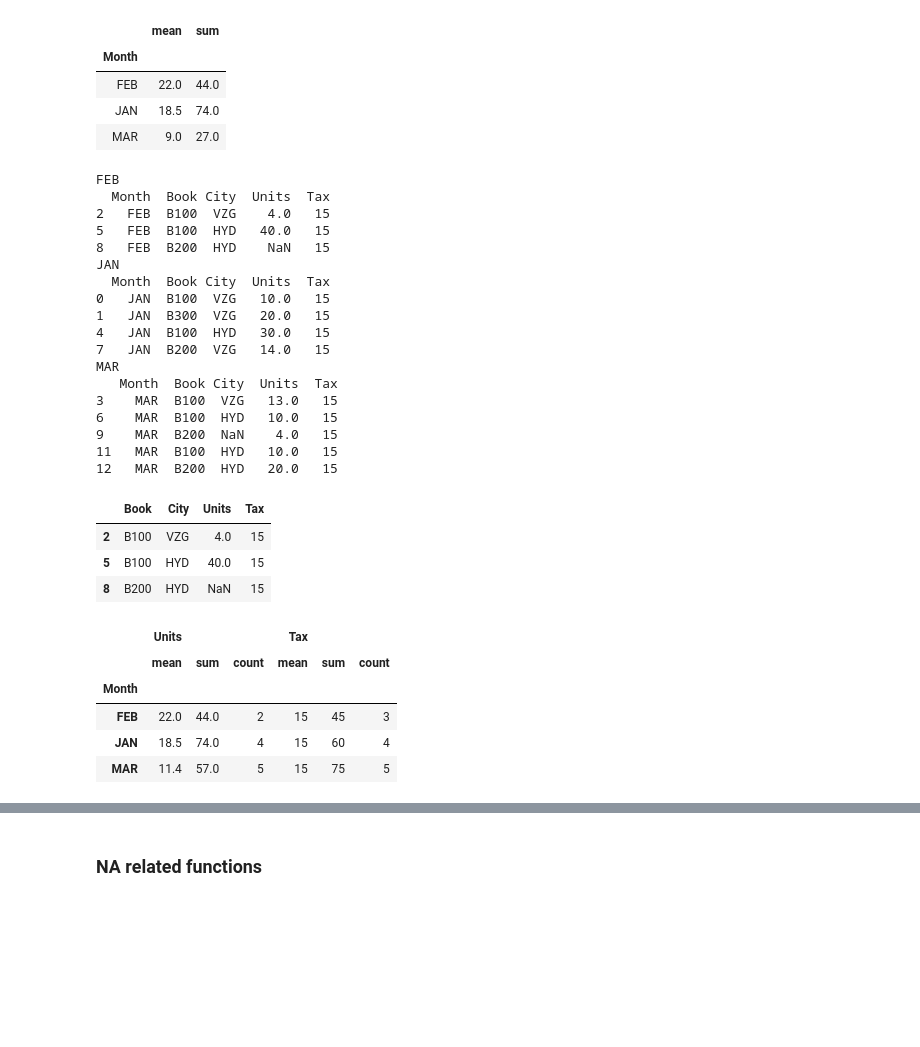
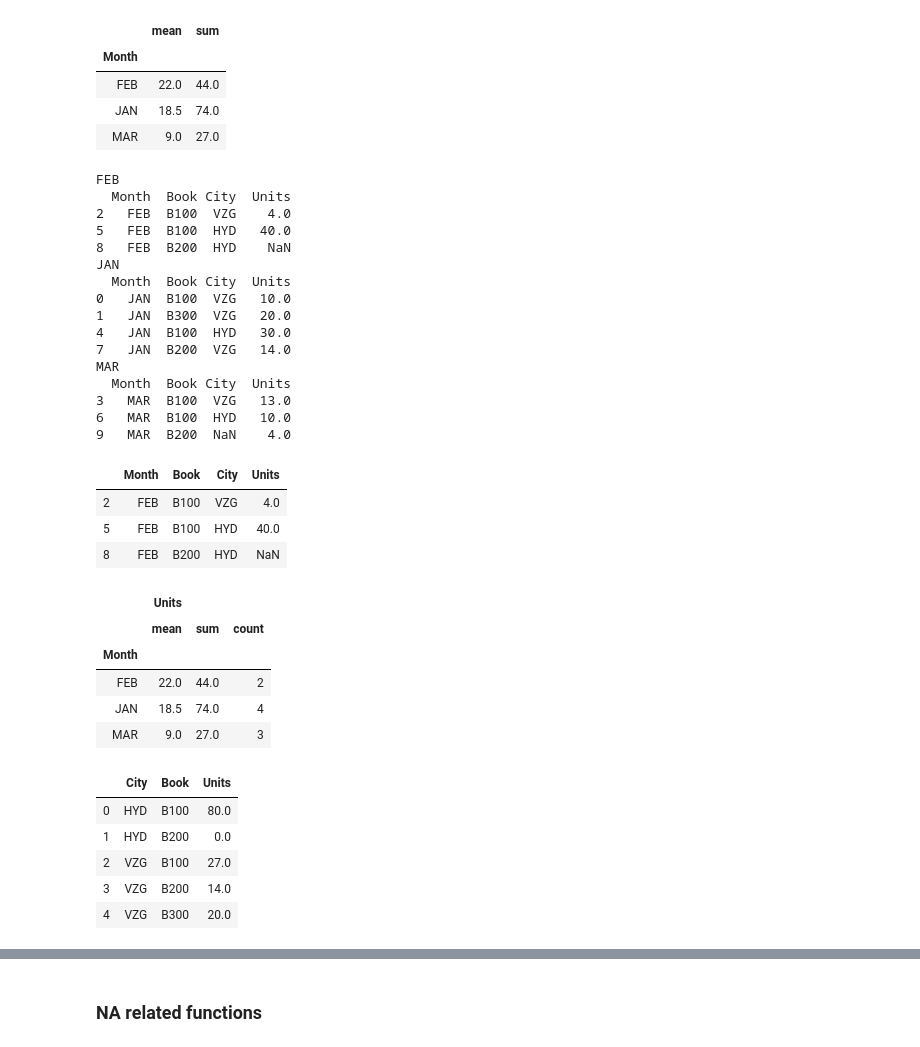
Before and after one commit to srikanthpragada/DS_06_JAN_2020, a Jupyter notebook: sales.ipynb, the cells around one changed output, grey strips where cells are left out. Saved outputs shown, nothing was run; the diff lists cells and outputs as text; code cells hidden in the pictures; blank space fills up the shorter version.

```diff
--- a/sales.ipynb
+++ b/sales.ipynb
@@ -891,41 +891,48 @@ month_group['Units'].agg( ['mean','sum'])
 | JAN | 18.5 | 74.0 |
 | MAR | 9.0 | 27.0 |
 # %%
-for gv,rows in g:
-    print(gv)
+for g,rows in month_group:
+    print(g)
     print(rows)
 # %% [output]
 FEB
-  Month  Book City  Units  Tax
-2   FEB  B100  VZG    4.0   15
-5   FEB  B100  HYD   40.0   15
-8   FEB  B200  HYD    NaN   15
+  Month  Book City  Units
+2   FEB  B100  VZG    4.0
+5   FEB  B100  HYD   40.0
+8   FEB  B200  HYD    NaN
 JAN
-  Month  Book City  Units  Tax
-0   JAN  B100  VZG   10.0   15
-1   JAN  B300  VZG   20.0   15
-4   JAN  B100  HYD   30.0   15
-7   JAN  B200  VZG   14.0   15
+  Month  Book City  Units
+0   JAN  B100  VZG   10.0
+1   JAN  B300  VZG   20.0
+4   JAN  B100  HYD   30.0
+7   JAN  B200  VZG   14.0
 MAR
-   Month  Book City  Units  Tax
-3    MAR  B100  VZG   13.0   15
-6    MAR  B100  HYD   10.0   15
-9    MAR  B200  NaN    4.0   15
-11   MAR  B100  HYD   10.0   15
-12   MAR  B200  HYD   20.0   15
+  Month  Book City  Units
+3   MAR  B100  VZG   13.0
+6   MAR  B100  HYD   10.0
+9   MAR  B200  NaN    4.0
 # %%
-g.get_group('FEB')
+month_group.get_group('FEB')
 # %% [output]
-|  | Book | City | Units | Tax |
-| 2 | B100 | VZG | 4.0 | 15 |
-| 5 | B100 | HYD | 40.0 | 15 |
-| 8 | B200 | HYD | NaN | 15 |
+|  | Month | Book | City | Units |
+| 2 | FEB | B100 | VZG | 4.0 |
+| 5 | FEB | B100 | HYD | 40.0 |
+| 8 | FEB | B200 | HYD | NaN |
 # %%
-g.agg( ['mean','sum','count'])
+month_group.agg( ['mean','sum','count'])
 # %% [output]
-|  | Units |  |  | Tax |  |  |
-|  | mean | sum | count | mean | sum | count |
-| Month |  |  |  |  |  |  |
-| FEB | 22.0 | 44.0 | 2 | 15 | 45 | 3 |
-| JAN | 18.5 | 74.0 | 4 | 15 | 60 | 4 |
-| MAR | 11.4 | 57.0 | 5 | 15 | 75 | 5 |
+|  | Units |  |  |
+|  | mean | sum | count |
+| Month |  |  |  |
+| FEB | 22.0 | 44.0 | 2 |
+| JAN | 18.5 | 74.0 | 4 |
+| MAR | 9.0 | 27.0 | 3 |
+# %%
+sales.groupby(['City','Book'], as_index=False).sum()
+# %% [output]
+|  | City | Book | Units |
+| 0 | HYD | B100 | 80.0 |
+| 1 | HYD | B200 | 0.0 |
+| 2 | VZG | B100 | 27.0 |
+| 3 | VZG | B200 | 14.0 |
+| 4 | VZG | B300 | 20.0 |
```
Also changed, not shown: parts of 27 cells of this notebook, 4 other files.
